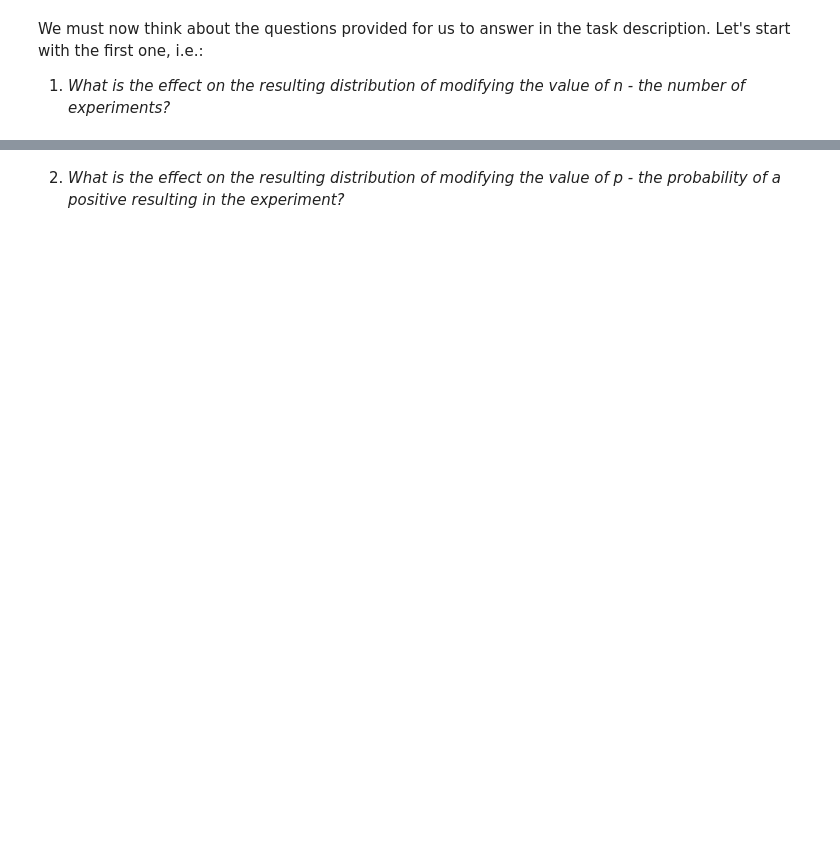
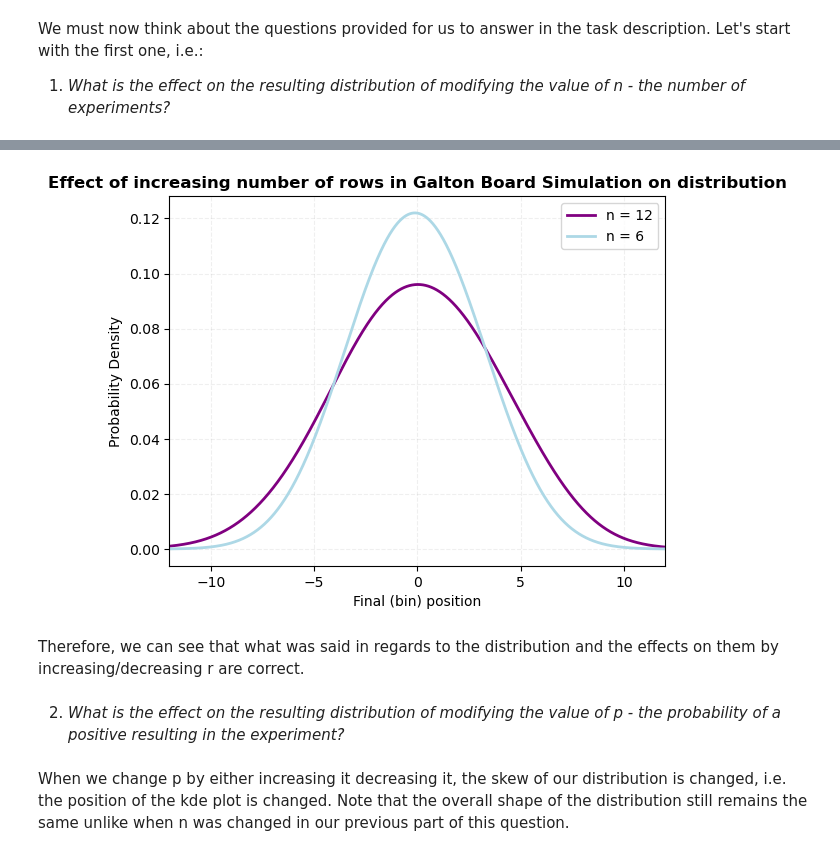
Before and after one commit to AKuinkel/cosc102-at1, a Jupyter notebook: AKuinkelAT1.ipynb, the cells around one changed output, grey strips where cells are left out. Saved outputs shown, nothing was run; the diff lists cells and outputs as text; code cells hidden in the pictures; blank space fills up the shorter version.

Commit message:
finish question 2, to do: polish up

```diff
--- a/AKuinkelAT1.ipynb
+++ b/AKuinkelAT1.ipynb
@@ -266,2 +327,31 @@ We must now think about the questions provided for us to answer in the task desc
+# %%
+trials_6 = galton_process(1000,6,p)
+trials_6 = np.array(trials_6).reshape(-1,1)
+# %%
+fig,ax = plt.subplots()
+
+X_plot = np.linspace(-12,12,2000).reshape(-1,1)
+
+kde = KernelDensity(kernel='gaussian',bandwidth=2).fit(trials_12)
+log_dens = kde.score_samples(X_plot)
+ax.plot(X_plot[:, 0],np.exp(log_dens),'purple',linewidth=2,label="n = 12")
+
+
+kde = KernelDensity(kernel='gaussian',bandwidth=2).fit(trials_6)
+log_dens = kde.score_samples(X_plot)
+ax.plot(X_plot[:, 0],np.exp(log_dens),'lightblue',linewidth=2,label="n = 6")
+
+ax.set(xlim=[-12,12])
+ax.set_title("Effect of increasing number of rows in Galton Board Simulation on distribution",weight="bold")
+ax.set_xlabel("Final (bin) position")
+ax.set_ylabel("Probability Density")
+ax.legend()
+ax.grid(alpha=.2,linestyle='--')
+# %% [output]
+[figure, added]
+# %% [markdown]
+Therefore, we can see that what was said in regards to the distribution and the effects on them by increasing/decreasing r are correct.
 # %% [markdown]
 2. *What is the effect on the resulting distribution of modifying the value of p - the probability of a positive resulting in the experiment?*
+# %% [markdown]
+When we change p by either increasing it decreasing it, the skew of our distribution is changed, i.e. the position of the kde plot is changed. Note that the overall shape of the distribution still remains the same unlike when n was changed in our previous part of this question.
```
Also changed, not shown: parts of 14 cells of this notebook, 1 other file.
